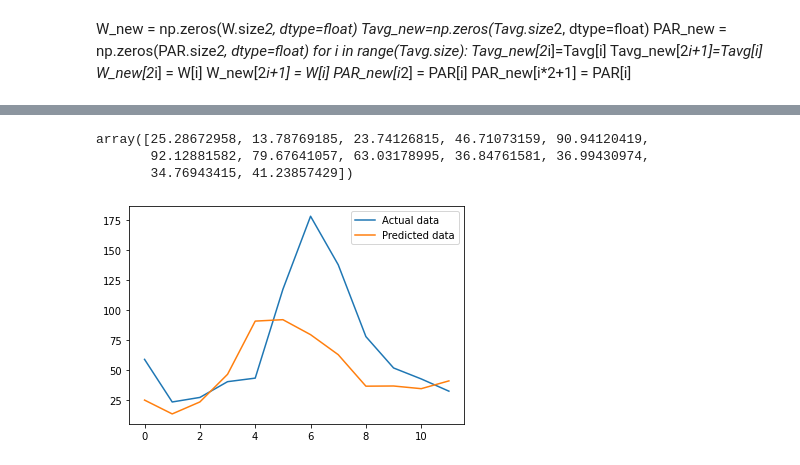
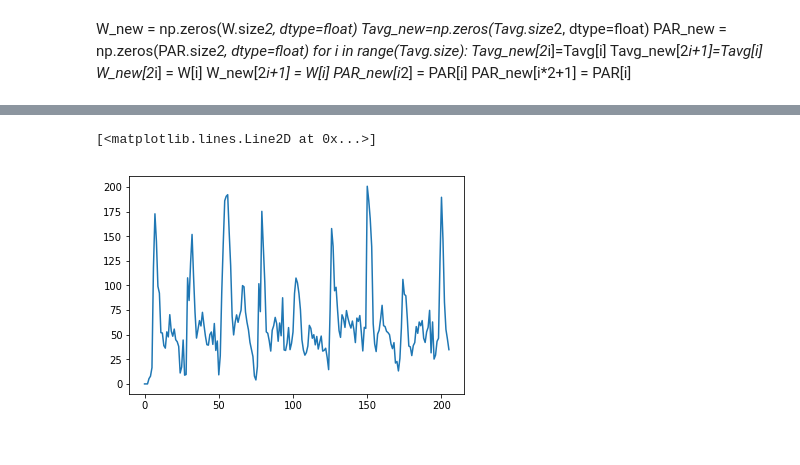
Before and after one commit to hitgo00/SC_209_Project, a Jupyter notebook: Model.ipynb, the cells around one changed output, grey strips where cells are left out. Saved outputs shown, nothing was run; the diff lists cells and outputs as text; code cells hidden in the pictures.

Commit message:
Created ARIMA notebook

```diff
--- a/Model.ipynb
+++ b/Model.ipynb
@@ -19,10 +11,14 @@ Tmin = pd.read_excel("./Used Datasets/tmin.xlsx")
 Tmax = pd.read_excel("./Used Datasets/tmax.xlsx")
 co2 = pd.read_csv("./Used Datasets/co2_trend_gl_re.txt", delim_whitespace=True)
 # %%
-PAR = np.array(SolRad.values[8 :, 1], dtype=int)*0.1*0.47
+PAR = np.array(SolRad.values[8 :, 1], dtype=int)/20
 NdviArray = np.array(NDVI.values[: -10, 1], dtype=float)
 Tavg = (np.array(Tmin.values[8 :, 1], dtype=float) + np.array(Tmax.values[8 :, 1], dtype=float))/20
-CO2 = co2.values[:, 3]
+# Tsday_act = np.array(Tsday.values[:, 1], dtype=float)*0.02 - 273.15
+CO2 = co2.values[:,3]
+co2_day=co2.values[:,2]
+co2_month=co2.values[:,1]
+
 W = 0.5 + (np.array(AET.values[17 :,1], dtype=int)/np.array(PET.values[17 :, 1], dtype=int))
 # %%
 W_new = np.zeros(W.size*2, dtype=float)
@@ -103,17 +102,5 @@ arima_result = arima_model.fit()
-# %%
-arima_pred = arima_result.predict(start = len(train_data), end = len(NPP)-1, typ="levels")
-arima_pred
-# %% [output]
-array([25.28672958, 13.78769185, 23.74126815, 46.71073159, 90.94120419,
-       92.12881582, 79.67641057, 63.03178995, 36.84761581, 36.99430974,
-       34.76943415, 41.23857429])
-# %%
-f = plt.figure()
-ax = f.add_subplot(111)
-ax.plot(test_data, label="Actual data")
-ax.plot(arima_pred, label="Predicted data")
-ax.legend()
-
-f.show()
-# %% [output]
-[figure, removed]
+# %%
+plt.plot(NPP)
+# %% [output]
+[<matplotlib.lines.Line2D at 0x...>]
+[figure, added]
```
Also changed, not shown: parts of 9 cells of this notebook.
